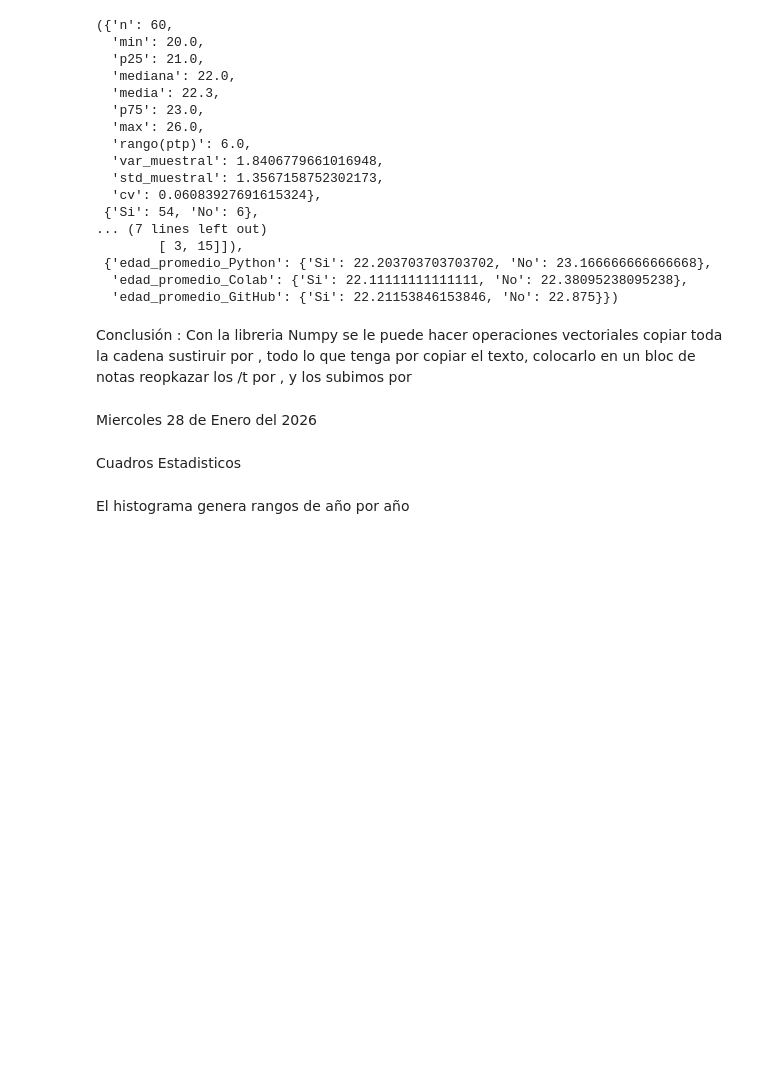
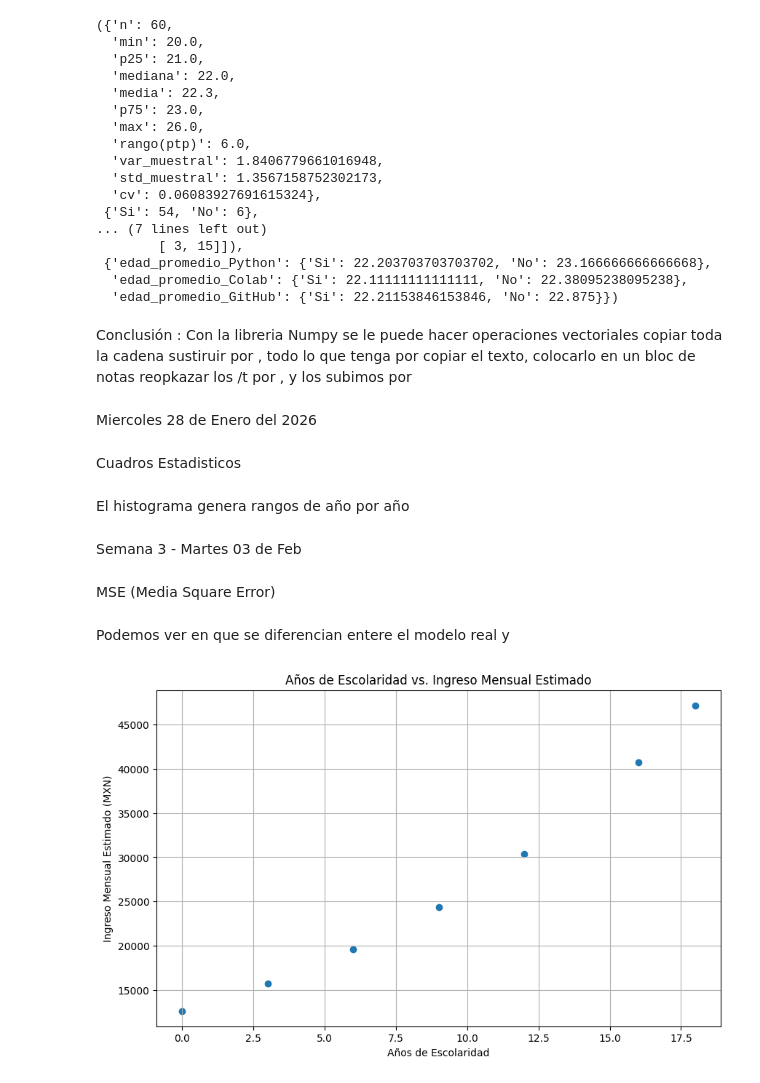
Before and after one commit to paolanavarror/mineria-de-datos, a Jupyter notebook: MineriaDeDatos.ipynb, the cells around one changed output. Cells and saved outputs as stored; diff of their text form; code cells hidden in the pictures; blank space fills up the shorter version.

Commit message:
S3-Martes 03 de Feb Intro de MSE

```diff
--- a/MineriaDeDatos.ipynb
+++ b/MineriaDeDatos.ipynb
@@ -641,3 +641,9 @@ El histograma genera rangos de año por año
 # %%
 plt.show()
 fig.savefig('02_box_edades.png', dpi=180)
+# %% [markdown]
+Semana 3 - Martes 03 de Feb
+# %% [markdown]
+MSE (Media Square Error)
+# %% [markdown]
+Podemos ver en que se diferencian entere el modelo real y
@@ -643,0 +653,15 @@ fig.savefig('02_box_edades.png', dpi=180)
+# %%
+anios_escolaridad = np.array([0, 3, 6, 9, 12, 16, 18])
+ingreso_mensual_estimado_mx = np.array([12621, 15723, 19587, 24401, 30398, 40747, 47176])
+# %%
+import matplotlib.pyplot as plt
+
+plt.figure(figsize=(10, 6))
+plt.scatter(anios_escolaridad, ingreso_mensual_estimado_mx) #Gráfica tipo scrateen donde en x es el Y es el ingreso
+plt.title('Años de Escolaridad vs. Ingreso Mensual Estimado')
+plt.xlabel('Años de Escolaridad')
+plt.ylabel('Ingreso Mensual Estimado (MXN)')
+plt.grid(True)
+plt.show()
+# %% [output]
+[figure, added]
```
Also changed, not shown: parts of 19 cells of this notebook.
